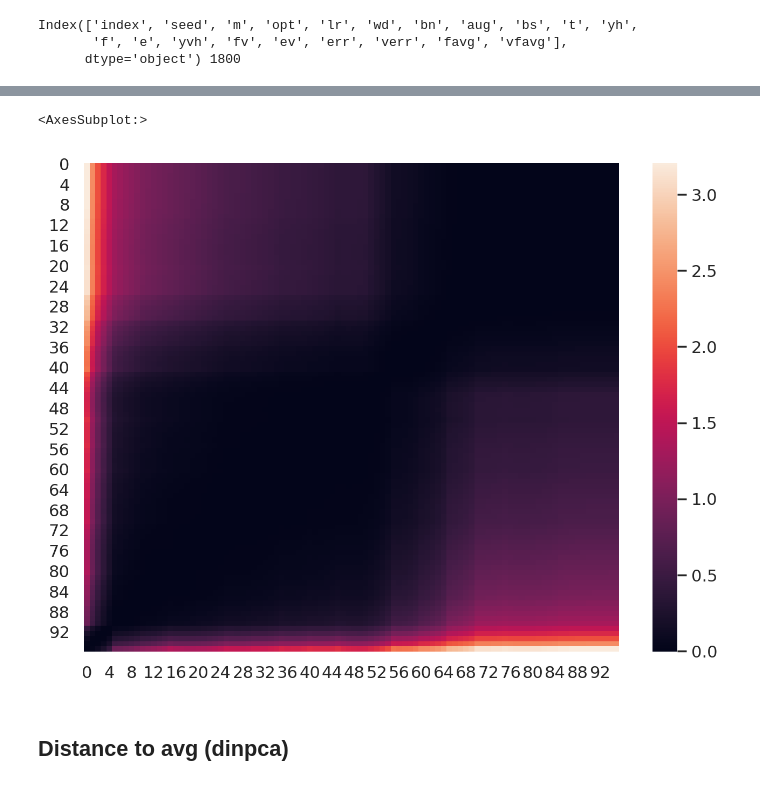
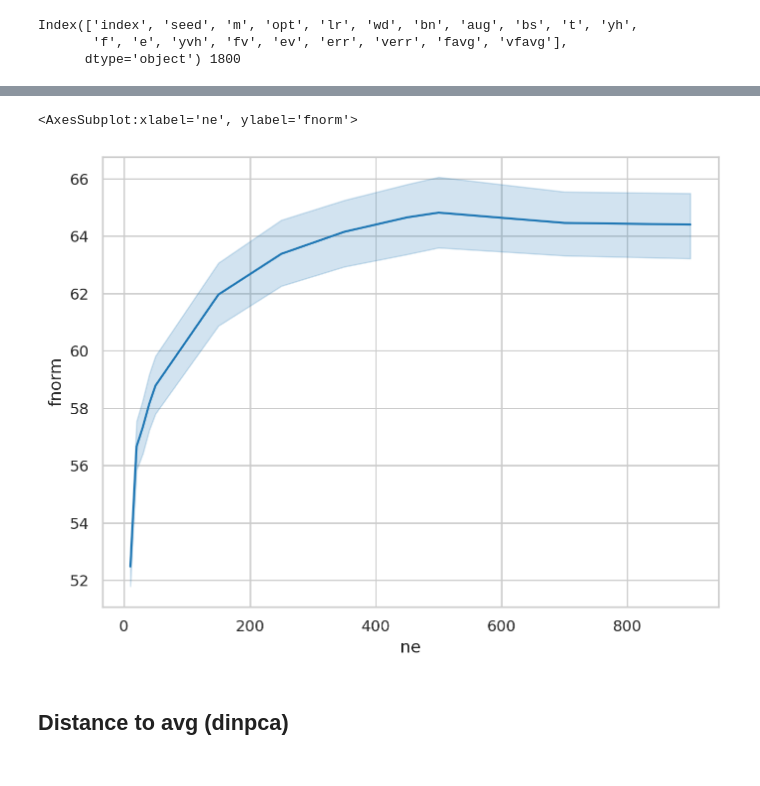
Before and after one commit to grasp-lyrl/low-dimensional-deepnets, a Jupyter notebook: distance.ipynb, the cells around one changed output, grey strips where cells are left out. Saved outputs shown, nothing was run; the diff lists cells and outputs as text; code cells hidden in the pictures.

```diff
--- a/distance.ipynb
+++ b/distance.ipynb
@@ -50,9 +62,9 @@ loc = 'results/models/new'
 d = load_d(loc, cond={'bs':[200], 'aug':[True], 'wd':[0.0], 'bn':[True], 'm':models, 'opt':opts},
            avg_err=True, drop=True, probs=True)
 
-d_avg = avg_model(d, groupby=['m', 'opt', 't'], probs=True, get_err=True,
+d = avg_model(d, groupby=['m', 'opt', 't'], probs=True, get_err=True,
               update_d=True, compute_distance=False, dev='cuda')['d']
-d = interpolate(d_avg, ts, pts, columns=['seed', 'm', 'opt', 'avg'], keys=['yh', 'yvh'], dev='cuda')
+d = interpolate(d, ts, pts, columns=['seed', 'm', 'opt', 'avg'], keys=['yh', 'yvh'], dev='cuda')
 # %% [output]
 Index(['index', 'seed', 'm', 'opt', 'lr', 'wd', 'bn', 'aug', 'bs', 't', 'yh',
        'f', 'e', 'yvh', 'fv', 'ev', 'err', 'verr', 'favg', 'vfavg'],
@@ -70,22 +83,18 @@ dists = []
 k = 'yh'
 m = models[0]
 o = opts[0]
+seeds = dc['seed'].unique()
 
-s = 0.3
-seeds = dc['seed'].unique()
-for s1 in range(len(seeds)):
-    for s2 in range(s1+1, len(seeds)):
-        i1 = get_idx(dc, f"m=='{m}' & opt=='{o}' & seed=={seeds[s1]}")
-        i2 = get_idx(dc, f"m=='{m}' & opt=='{o}' & seed=={seeds[s1]}")
-        di = dinpca(th.Tensor(r['xp'][i1]), th.Tensor(r['xp'][i2]), th.Tensor(np.sign(r['e'])))
-        db = dbhat(th.Tensor(np.stack(d.iloc[i1][k])), th.Tensor(np.stack(d.iloc[i2][k])))
-        dists.append(dict(dist=di.cpu(), distf='inpca', s1=seeds[s1], s2=seeds[s2]))
-        dists.append(dict(dist=db.cpu(), distf='bhat', s1=seeds[s1], s2=seeds[s2]))
-#         kdist = (th.exp(-dist/(2*s**2)) * dist) / th.exp(-dist/(2*s**2)).sum(1)
-#         for i in range(N):
-#             for j in range(N):
-#                 dists.append(dict(dist=di[i, j].item(),distf='inpca', m=m, opt=o,
-#                               tx=pts[i], ty=pts[j], key=k, s1=seeds[s1], s2=seeds[s2]))
-#                 dists.append(dict(dist=db[i, j].item(),distf='bhat', m=m, opt=o,
-#                               tx=pts[i], ty=pts[j], key=k, s1=seeds[s1], s2=seeds[s2]))
+avg_fnorm = []
+for ne in np.concatenate([np.arange(10, 50, 10), np.arange(50, 500, 100), np.arange(500,1000, 200)]):
+    for s1 in range(len(seeds)):
+        for s2 in range(s1+1, len(seeds)):
+            ne = int(ne)
+            i1 = get_idx(dc, f"m=='{m}' & opt=='{o}' & seed=={seeds[s1]}")
+            i2 = get_idx(dc, f"m=='{m}' & opt=='{o}' & seed=={seeds[s2]}")
+            di = dinpca(th.Tensor(r['xp'][i1, :ne]), th.Tensor(r['xp'][i2, :ne]), th.Tensor(np.sign(r['e'][:ne])))
+            db = dbhat(th.Tensor(np.stack(d.iloc[i1][k])), th.Tensor(np.stack(d.iloc[i2][k])))
+            avg_fnorm.append(dict(fnorm=th.norm(di-db**2).item(), ne=ne, label=(seeds[s1], seeds[s2])))
+    #         dists.append(dict(dist=di.cpu(), distf='inpca', s1=seeds[s1], s2=seeds[s2]))
+    #         dists.append(dict(dist=db.cpu()**2, distf='bhat', s1=seeds[s1], s2=seeds[s2]))
 dists = pd.DataFrame(dists)
@@ -98,9 +101,9 @@ sns.heatmap(d0.numpy()[::-1])
-# %%
-d0 = dists.iloc[get_idx(dists, "distf=='inpca' & s1==-1 & s2==42")]['dist'].values[0]
-sns.heatmap(d0.numpy()[::-1])
-# %% [output]
-<AxesSubplot:>
-[figure, removed]
+# %%
+df = pd.DataFrame(avg_fnorm)
+sns.lineplot(data=df, x='ne', y='fnorm')
+# %% [output]
+<AxesSubplot:xlabel='ne', ylabel='fnorm'>
+[figure, added]
 # %% [markdown]
 ## Distance to avg (dinpca)
 # %%
```
Also changed, not shown: parts of 22 cells of this notebook, 3 other files.
